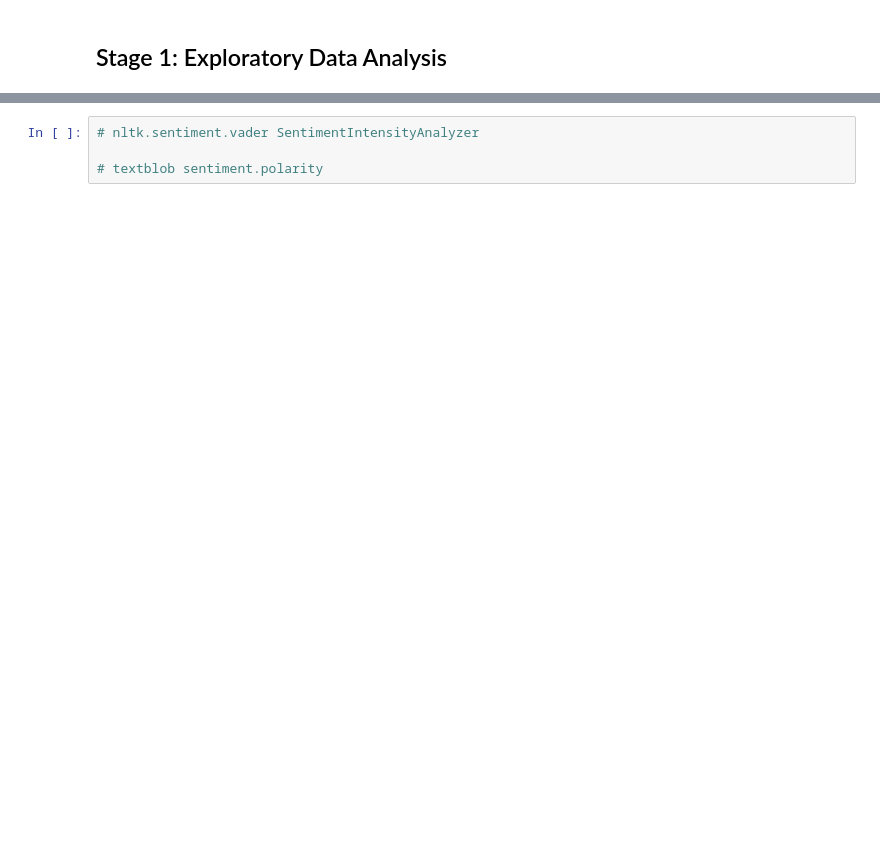
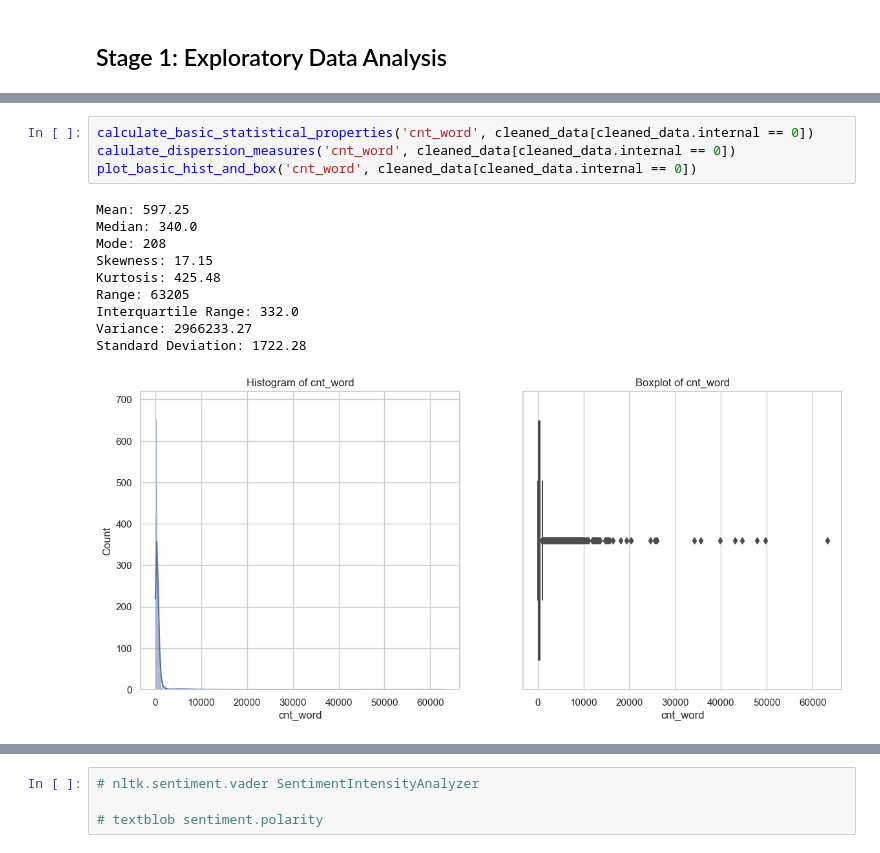
Before and after one commit to syX113/hslu-nlp, a Jupyter notebook: stage1/01-data-exploration-and-visualization.ipynb, the cells around one changed output, grey strips where cells are left out. Drawn from its saved outputs; the diff is of its cells as text; blank space fills up the shorter version.

```diff
--- a/stage1/01-data-exploration-and-visualization.ipynb
+++ b/stage1/01-data-exploration-and-visualization.ipynb
@@ -59,0 +138,15 @@ Text Specific:
+# %%
+calculate_basic_statistical_properties('cnt_word', cleaned_data[cleaned_data.internal == 0])
+calulate_dispersion_measures('cnt_word', cleaned_data[cleaned_data.internal == 0])
+plot_basic_hist_and_box('cnt_word', cleaned_data[cleaned_data.internal == 0])
+# %% [output]
+Mean: 597.25
+Median: 340.0
+Mode: 208
+Skewness: 17.15
+Kurtosis: 425.48
+Range: 63205
+Interquartile Range: 332.0
+Variance: 2966233.27
+Standard Deviation: 1722.28
+[figure, added]
```
Also changed, not shown: parts of 42 cells of this notebook.
